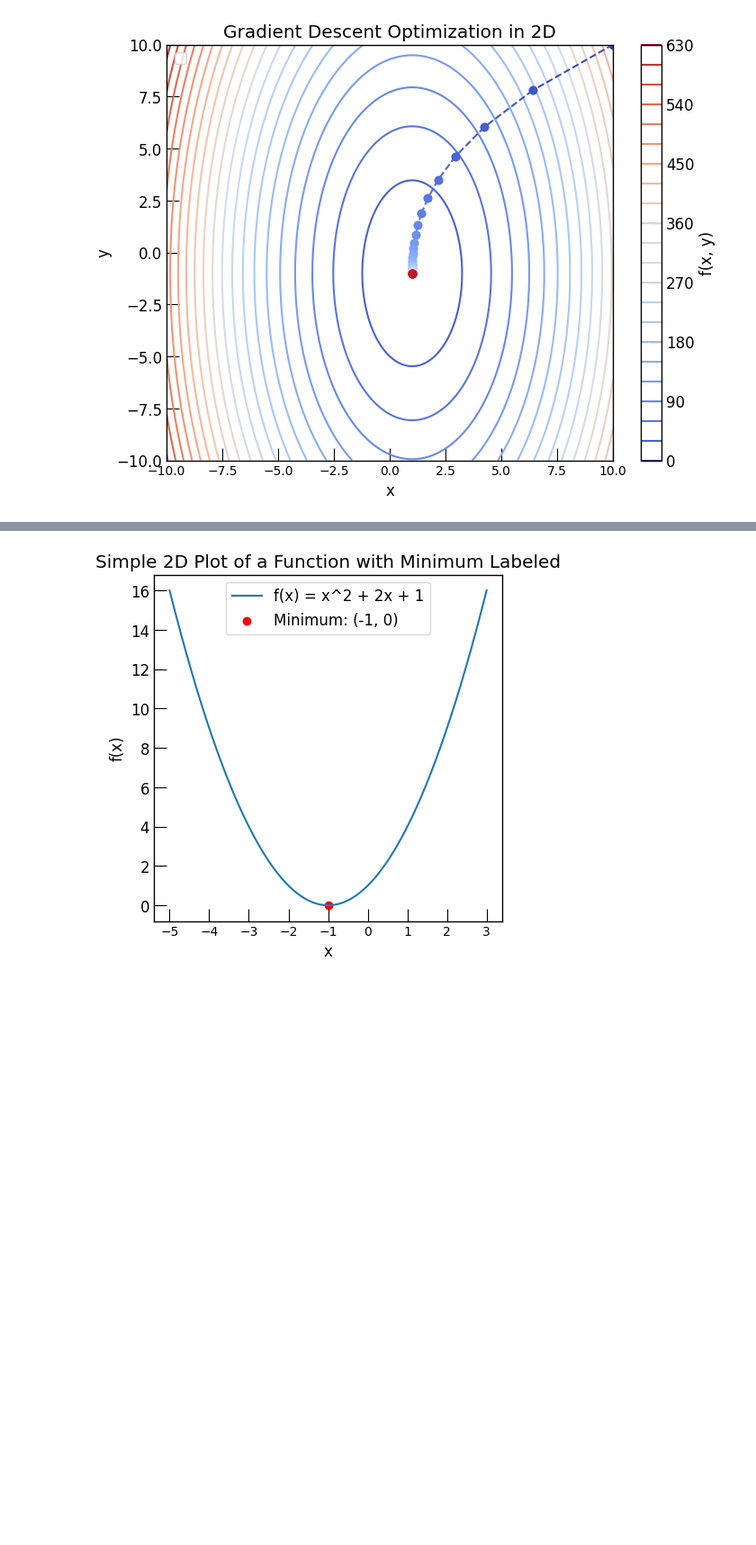
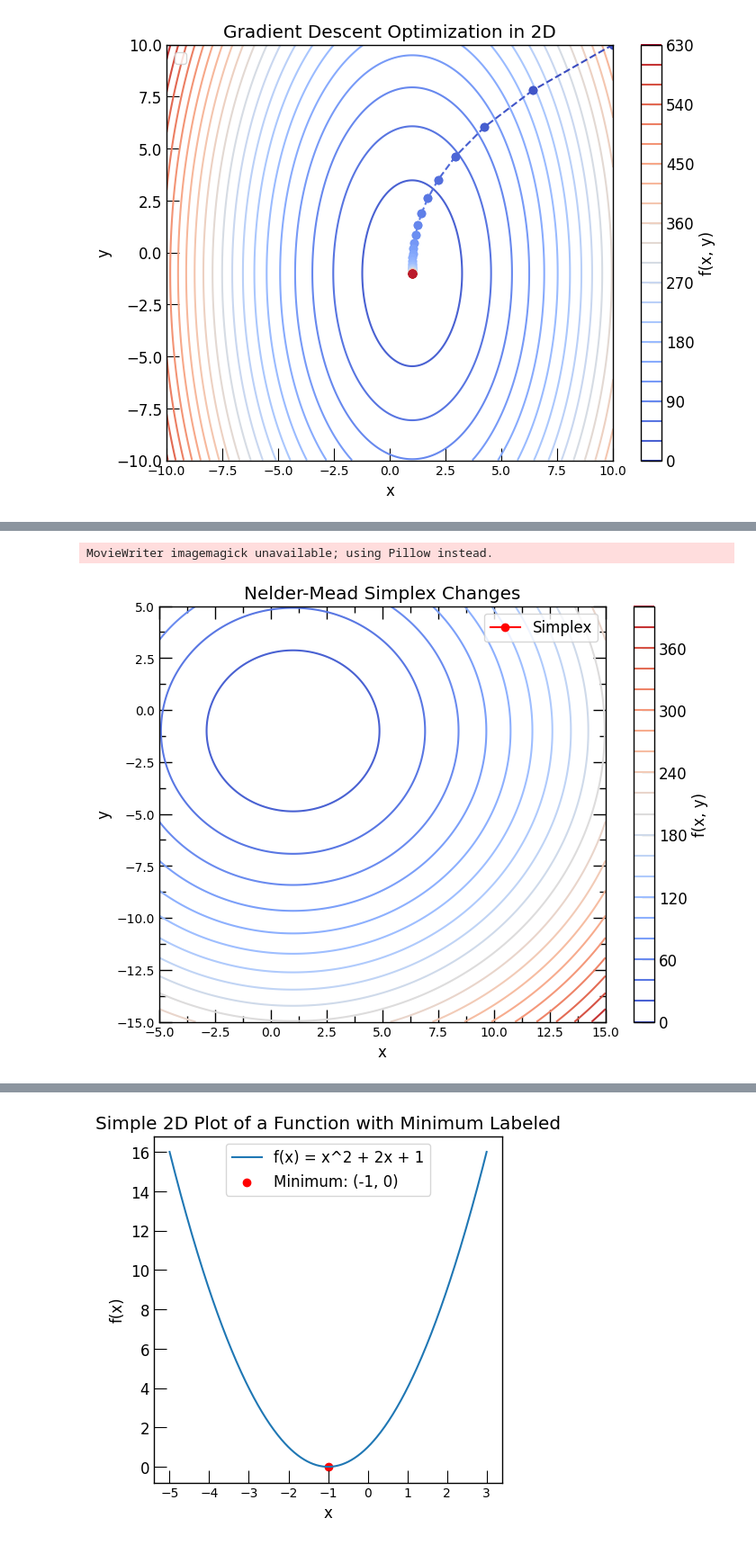
Before and after one commit to deng-group/MLE4217_5219_book, a Jupyter notebook: figures/original_figs/make_figures.ipynb, the cells around one changed output, grey strips where cells are left out. Shown at 90% size. Cells and saved outputs as stored; diff of their text form; code cells hidden in the pictures; blank space fills up the shorter version.

```diff
--- a/figures/original_figs/make_figures.ipynb
+++ b/figures/original_figs/make_figures.ipynb
@@ -585,0 +897,71 @@ Function value at global minimum: 7.573463760500674
+# %%
+from matplotlib.animation import FuncAnimation
+from scipy.optimize import minimize
+
+# Define the function to minimize
+def f(x):
+    return (x[0] - 1)**2 + (x[1] + 1)**2 + 5
+
+# Perform Nelder-Mead optimization and track the trajectory
+x0 = [10, 10]  # Initial guess
+trajectory_nm = []  # List to store the trajectory of the simplex
+
+def callback_nm(xk):
+    trajectory_nm.append(xk.copy())
+
+result_nm = minimize(f, x0, method='Nelder-Mead', callback=callback_nm)
+
+# Convert trajectory to a numpy array for easier handling
+trajectory_nm = np.array(trajectory_nm)
+
+# Extract the simplex points from the optimization result
+simplex_points = result_nm.final_simplex[0]
+
+# Prepare the figure and axis
+fig, ax = plt.subplots(figsize=(8, 6))
+
+# Contour plot of the function
+contour = ax.contour(X, Y, Z, levels=20, cmap='coolwarm')
+plt.colorbar(contour, label='f(x, y)')
+
+# Initialize the simplex plot
+simplex_plot, = ax.plot([], [], 'ro-', label='Simplex')
+ax.legend()
+
+# Apply consistent styling
+ax.xaxis.set_minor_locator(AutoMinorLocator(2))
+ax.yaxis.set_minor_locator(AutoMinorLocator(2))
+ax.tick_params(which='major', length=10, width=1.0, direction='in', labelsize=10)
+ax.tick_params(which='minor', length=5, width=1.0, direction='in', labelsize=8, top=True, right=True)
+ax.tick_params(top=True, right=True)
+
+ax.set_xlabel('x')
+ax.set_ylabel('y')
+ax.set_title('Nelder-Mead Simplex Changes')
+# Animation update function
+def update(frame):
+    # Get the simplex points for the current frame
+    # Ensure there are enough points to form a simplex
+    if frame <= len(trajectory_nm) -3:
+        current_simplex = trajectory_nm[frame:frame + 3]
+        simplex_plot.set_data(current_simplex[:, 0], current_simplex[:, 1])
+        simplex_plot.set_linestyle('-')
+        # Close the triangle by adding the first point at the end
+        triangle_x = list(current_simplex[:, 0]) + [current_simplex[0, 0]]
+        triangle_y = list(current_simplex[:, 1]) + [current_simplex[0, 1]]
+        simplex_plot.set_data(triangle_x, triangle_y)
+    else:
+        simplex_plot.set_data([], [])  # Clear the plot if not enough points
+    return simplex_plot,
+
+# Create the animation
+n_frames = len(trajectory_nm)
+ani = FuncAnimation(fig, update, frames=n_frames, interval=200, blit=True)
+
+# Save the animation as a GIF
+ani.save('nelder_mead_simplex.gif', writer='imagemagick')
+
+plt.show()
+# %% [output]
+MovieWriter imagemagick unavailable; using Pillow instead.
+[figure, added]
```
Also changed, not shown: parts of 12 cells of this notebook, 21 other files.
